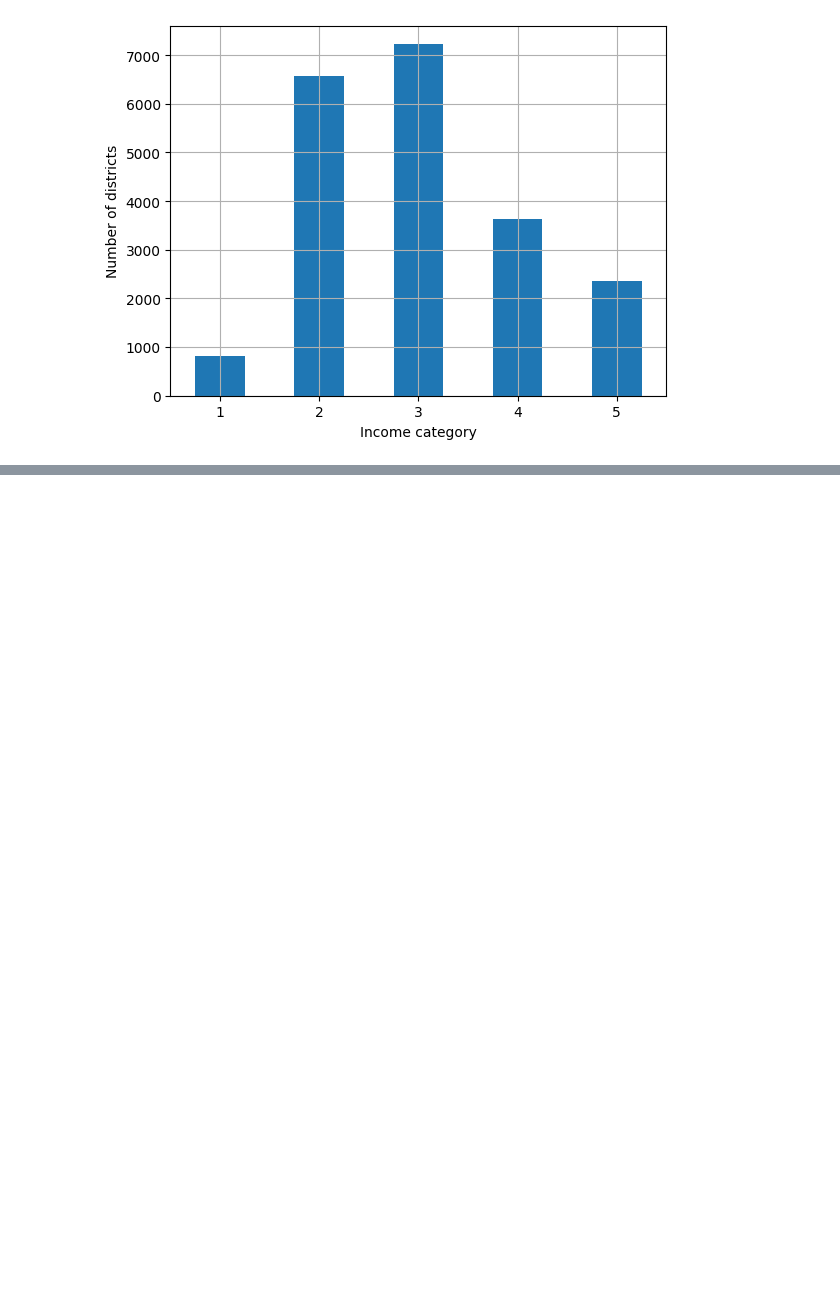
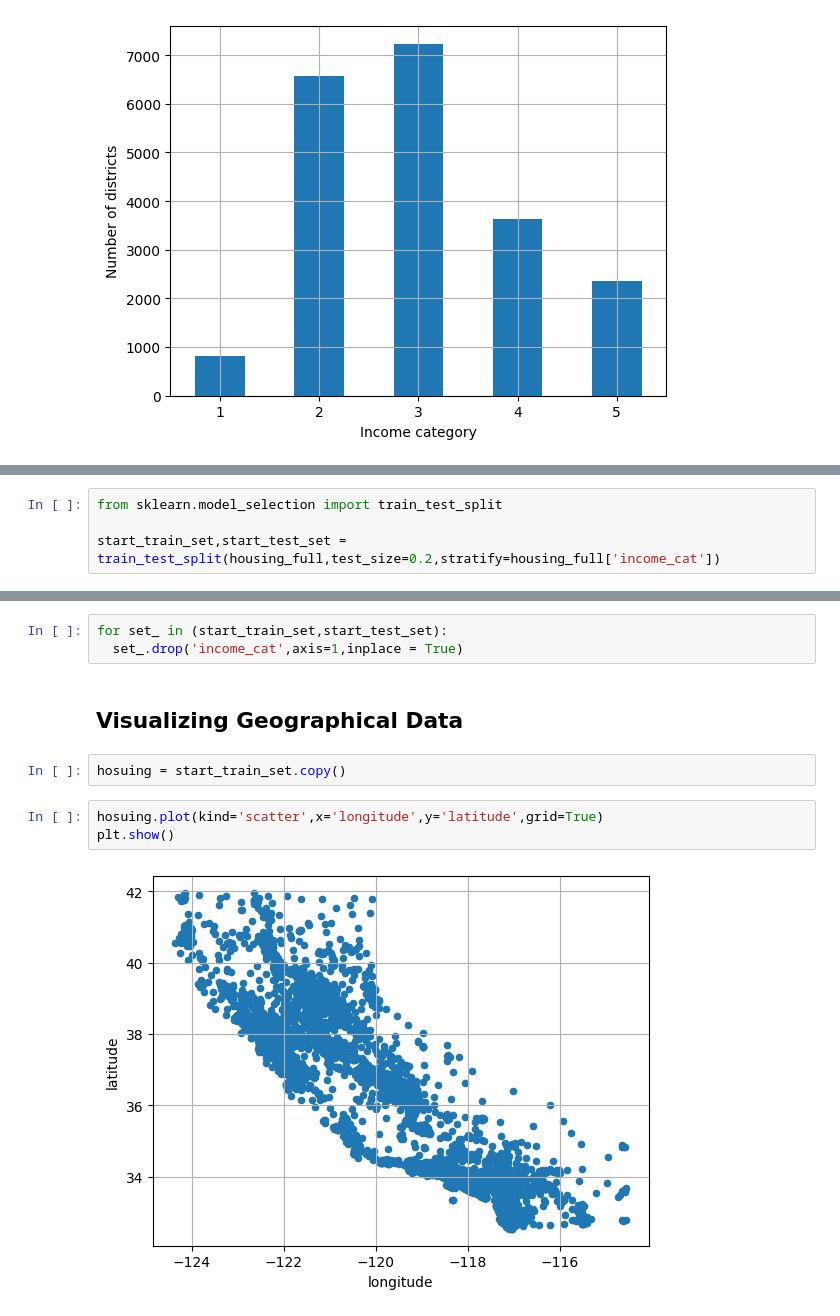
Before and after one commit to ahmedabdrabo1/california-housing-ml-project, a Jupyter notebook: california_housing.ipynb, the cells around one changed output, grey strips where cells are left out. Saved outputs shown, nothing was run; the diff lists cells and outputs as text; blank space fills up the shorter version.

Commit message:
feat: complete housing data exploration and feature engineering

```diff
--- a/california_housing.ipynb
+++ b/california_housing.ipynb
@@ -123,0 +126,4 @@ plt.show()
+# %%
+from sklearn.model_selection import train_test_split
+
+start_train_set,start_test_set = train_test_split(housing_full,test_size=0.2,stratify=housing_full['income_cat'])
@@ -123,0 +140,12 @@ plt.show()
+# %%
+for set_ in (start_train_set,start_test_set):
+  set_.drop('income_cat',axis=1,inplace = True)
+# %% [markdown]
+## Visualizing Geographical Data
+# %%
+hosuing = start_train_set.copy()
+# %%
+hosuing.plot(kind='scatter',x='longitude',y='latitude',grid=True)
+plt.show()
+# %% [output]
+[figure, added]
```
Also changed, not shown: parts of 12 cells of this notebook.
